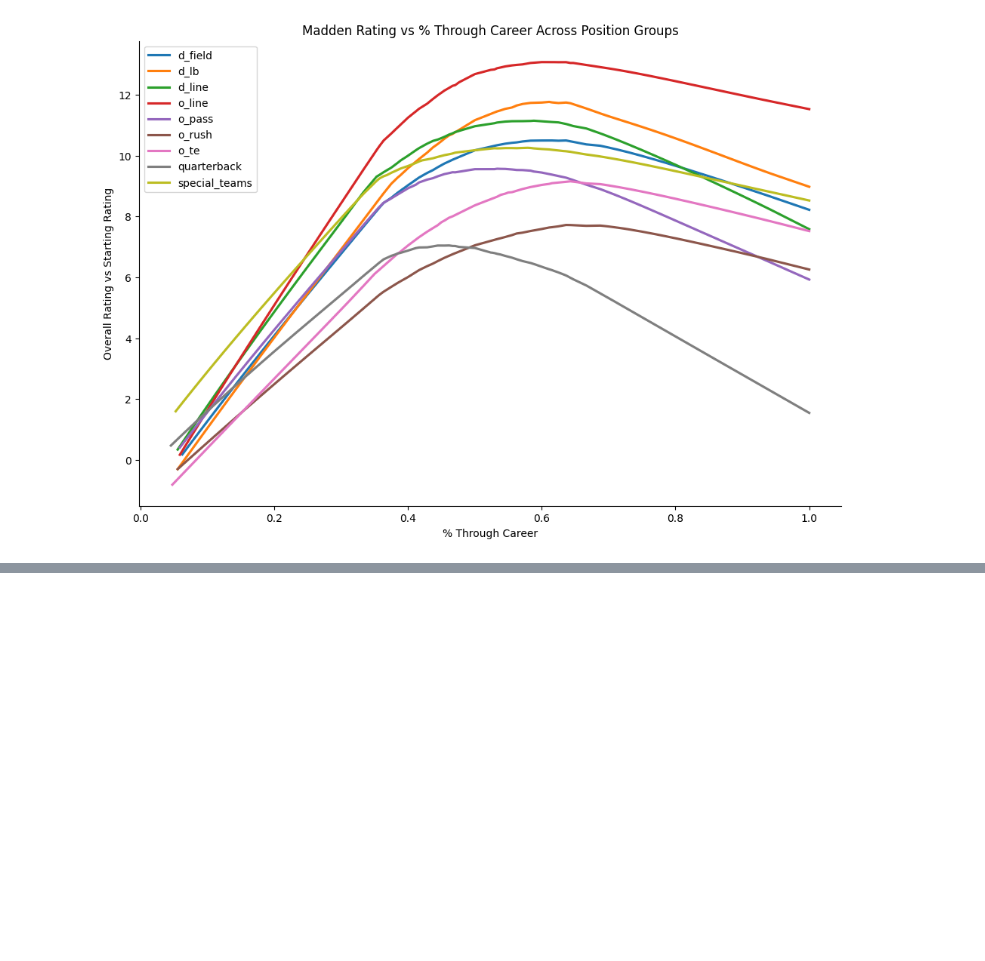
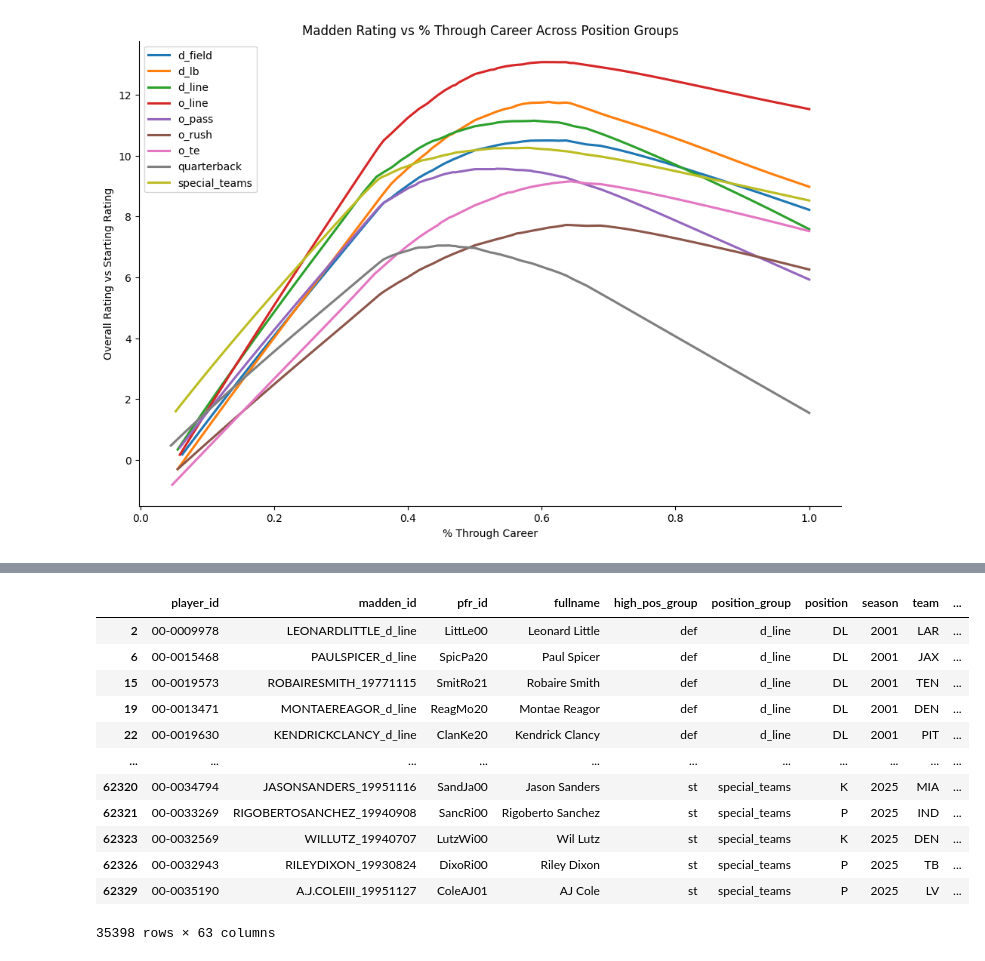
Before and after one commit to CharlieHubbard7/NFLResearch, a Jupyter notebook: NFL_Research_(5_26_26).ipynb, the cells around one changed output, grey strips where cells are left out. Cells and saved outputs as stored; diff of their text form; code cells hidden in the pictures; blank space fills up the shorter version.

```diff
--- a/NFL_Research_(5_26_26).ipynb
+++ b/NFL_Research_(5_26_26).ipynb
@@ -1110,0 +1117,16 @@ plt.show()
+# %%
+madden_long.query("years_played > 5")
+# %% [output]
+|  | player_id | madden_id | pfr_id | fullname | high_pos_group | position_group | position | season | team | ... |
+| 2 | 00-0009978 | LEONARDLITTLE_d_line | LittLe00 | Leonard Little | def | d_line | DL | 2001 | LAR | ... |
+| 6 | 00-0015468 | PAULSPICER_d_line | SpicPa20 | Paul Spicer | def | d_line | DL | 2001 | JAX | ... |
+| 15 | 00-0019573 | ROBAIRESMITH_19771115 | SmitRo21 | Robaire Smith | def | d_line | DL | 2001 | TEN | ... |
+| 19 | 00-0013471 | MONTAEREAGOR_d_line | ReagMo20 | Montae Reagor | def | d_line | DL | 2001 | DEN | ... |
+| 22 | 00-0019630 | KENDRICKCLANCY_d_line | ClanKe20 | Kendrick Clancy | def | d_line | DL | 2001 | PIT | ... |
+| ... | ... | ... | ... | ... | ... | ... | ... | ... | ... | ... |
+| 62320 | 00-0034794 | JASONSANDERS_19951116 | SandJa00 | Jason Sanders | st | special_teams | K | 2025 | MIA | ... |
+| 62321 | 00-0033269 | RIGOBERTOSANCHEZ_19940908 | SancRi00 | Rigoberto Sanchez | st | special_teams | P | 2025 | IND | ... |
+| 62323 | 00-0032569 | WILLUTZ_19940707 | LutzWi00 | Wil Lutz | st | special_teams | K | 2025 | DEN | ... |
+| 62326 | 00-0032943 | RILEYDIXON_19930824 | DixoRi00 | Riley Dixon | st | special_teams | P | 2025 | TB | ... |
+| 62329 | 00-0035190 | A.J.COLEIII_19951127 | ColeAJ01 | AJ Cole | st | special_teams | P | 2025 | LV | ... |
+35398 rows × 63 columns
```
Also changed, not shown: parts of 17 cells of this notebook.
